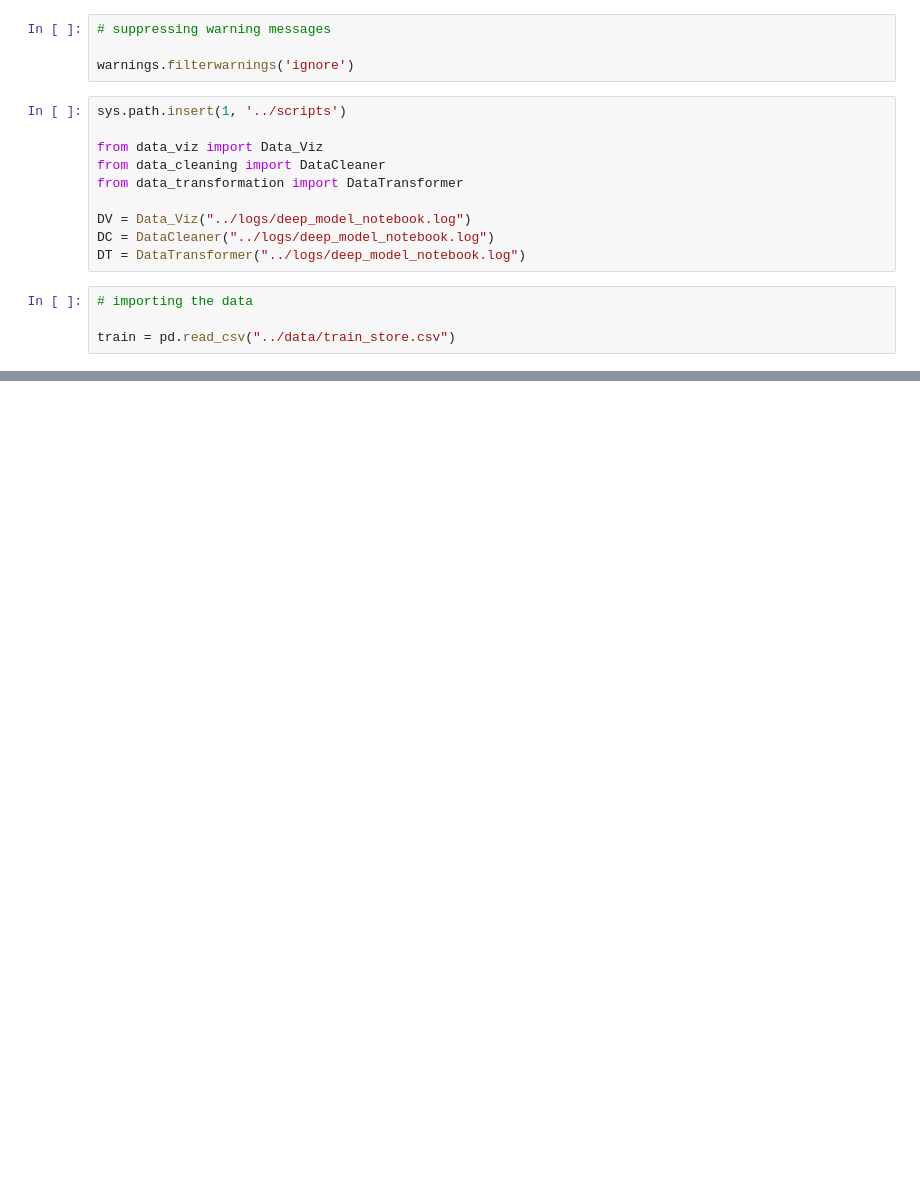
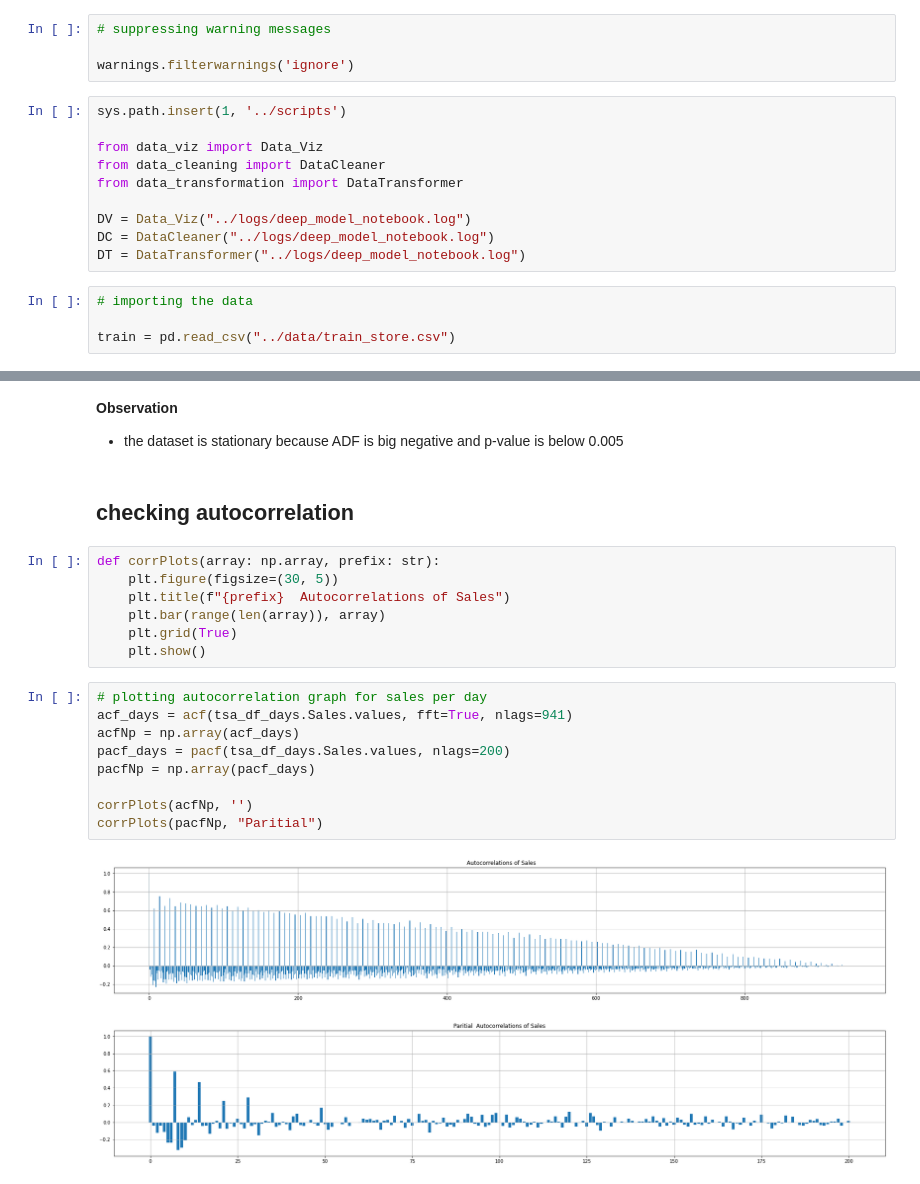
Before and after one commit to benbel376/time-series-data-sales-prediction, a Jupyter notebook: notebooks/deep_learning_modeling.ipynb, the cells around one changed output, grey strips where cells are left out. Drawn from its saved outputs; the diff is of its cells as text; blank space fills up the shorter version.

```diff
--- a/notebooks/deep_learning_modeling.ipynb
+++ b/notebooks/deep_learning_modeling.ipynb
@@ -111,0 +168,24 @@ ValueError: Could not interpret value `Year_Week` for parameter `x`
+# %% [markdown]
+**Observation**
+- the dataset is stationary because ADF is big negative and p-value is below 0.005
+# %% [markdown]
+## checking autocorrelation
+# %%
+def corrPlots(array: np.array, prefix: str):
+    plt.figure(figsize=(30, 5))
+    plt.title(f"{prefix}  Autocorrelations of Sales")
+    plt.bar(range(len(array)), array)
+    plt.grid(True)
+    plt.show()
+# %%
+# plotting autocorrelation graph for sales per day
+acf_days = acf(tsa_df_days.Sales.values, fft=True, nlags=941)
+acfNp = np.array(acf_days)
+pacf_days = pacf(tsa_df_days.Sales.values, nlags=200)
+pacfNp = np.array(pacf_days)
+
+corrPlots(acfNp, '')
+corrPlots(pacfNp, "Paritial")
+# %% [output]
+[figure, added]
+[figure, added]
```
Also changed, not shown: parts of 37 cells of this notebook, 41 other files.
